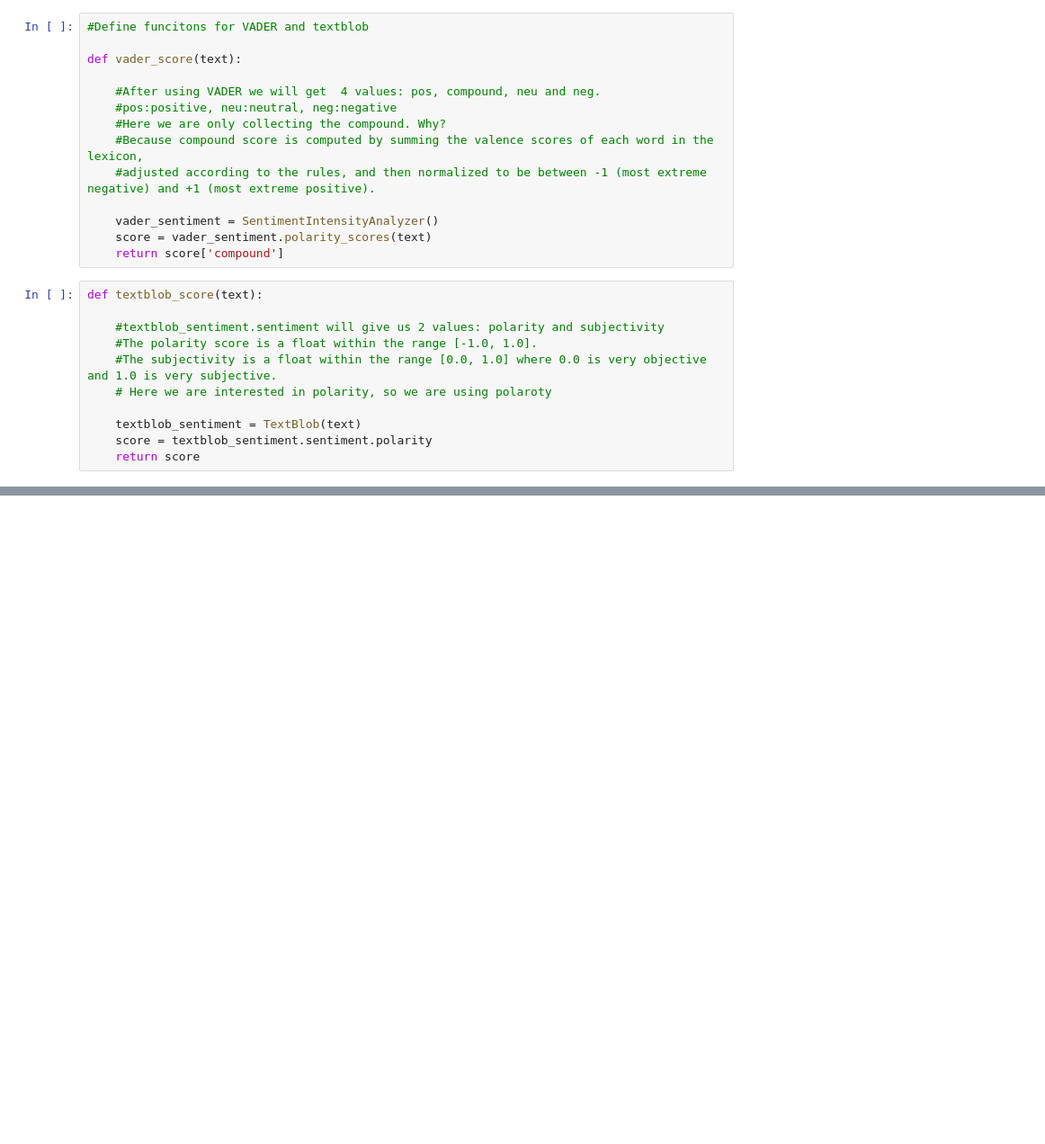
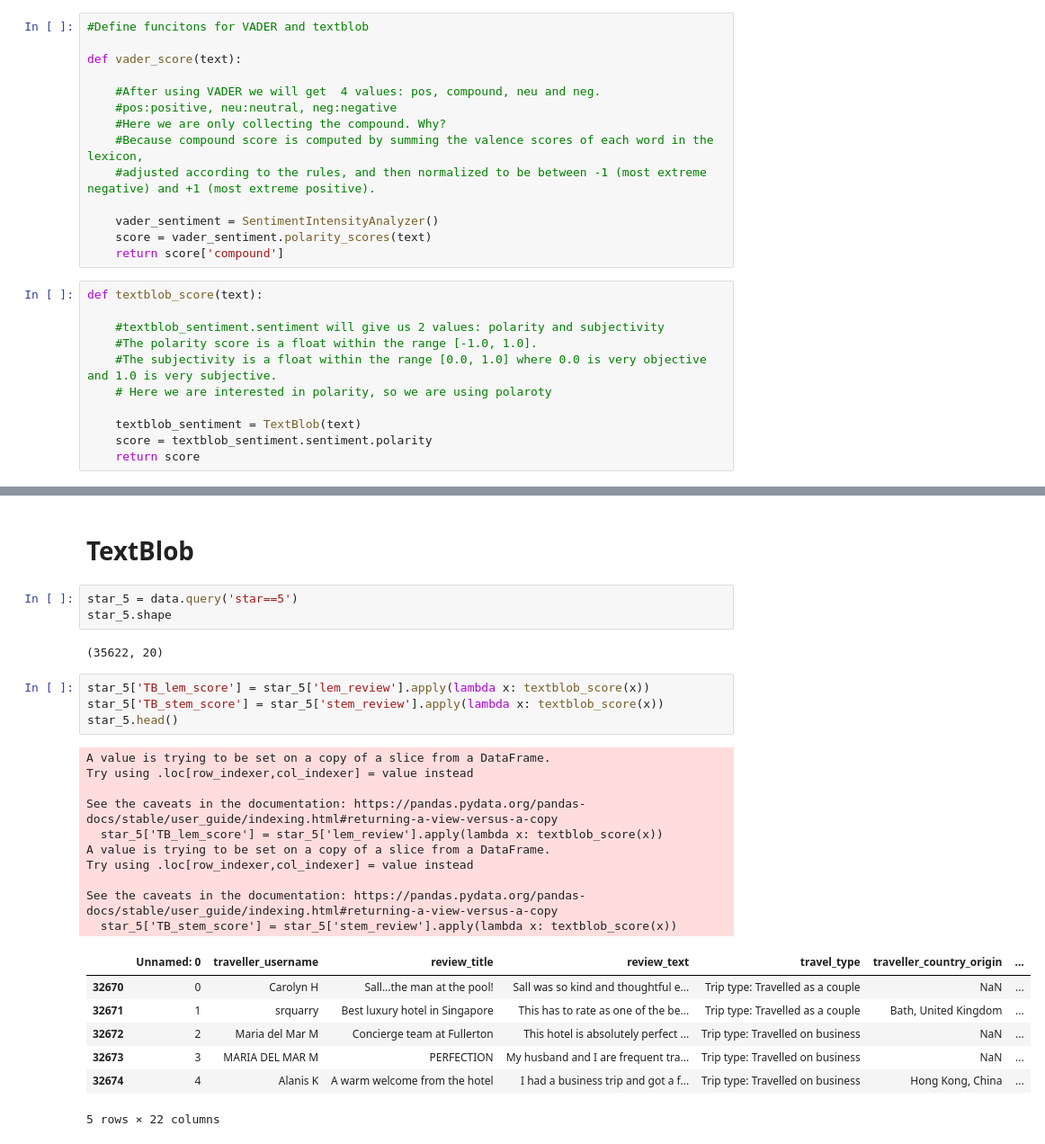
Before and after one commit to AmmarBagharib/sentiment_analysis_bt4222, a Jupyter notebook: codes/sentiment_analysis/textblob_vader.ipynb, the cells around one changed output, grey strips where cells are left out. Shown at 90% size. Saved outputs shown, nothing was run; the diff lists cells and outputs as text; blank space fills up the shorter version.

```diff
--- a/codes/sentiment_analysis/textblob_vader.ipynb
+++ b/codes/sentiment_analysis/textblob_vader.ipynb
@@ -114,0 +225,29 @@ def textblob_score(text):
+# %% [markdown]
+# TextBlob
+# %%
+star_5 = data.query('star==5')
+star_5.shape
+# %% [output]
+(35622, 20)
+# %%
+star_5['TB_lem_score'] = star_5['lem_review'].apply(lambda x: textblob_score(x))
+star_5['TB_stem_score'] = star_5['stem_review'].apply(lambda x: textblob_score(x))
+star_5.head()
+# %% [output]
+A value is trying to be set on a copy of a slice from a DataFrame.
+Try using .loc[row_indexer,col_indexer] = value instead
+
+See the caveats in the documentation: https://pandas.pydata.org/pandas-docs/stable/user_guide/indexing.html#returning-a-view-versus-a-copy
+  star_5['TB_lem_score'] = star_5['lem_review'].apply(lambda x: textblob_score(x))
+A value is trying to be set on a copy of a slice from a DataFrame.
+Try using .loc[row_indexer,col_indexer] = value instead
+
+See the caveats in the documentation: https://pandas.pydata.org/pandas-docs/stable/user_guide/indexing.html#returning-a-view-versus-a-copy
+  star_5['TB_stem_score'] = star_5['stem_review'].apply(lambda x: textblob_score(x))
+|  | Unnamed: 0 | traveller_username | review_title | review_text | travel_type | traveller_country_origin | ... |
+| 32670 | 0 | Carolyn H | Sall...the man at the pool! | Sall was so kind and thoughtful e... | Trip type: Travelled as a couple | NaN | ... |
+| 32671 | 1 | srquarry | Best luxury hotel in Singapore | This has to rate as one of the be... | Trip type: Travelled as a couple | Bath, United Kingdom | ... |
+| 32672 | 2 | Maria del Mar M | Concierge team at Fullerton | This hotel is absolutely perfect ... | Trip type: Travelled on business | NaN | ... |
+| 32673 | 3 | MARIA DEL MAR M | PERFECTION | My husband and I are frequent tra... | Trip type: Travelled on business | NaN | ... |
+| 32674 | 4 | Alanis K | A warm welcome from the hotel | I had a business trip and got a f... | Trip type: Travelled on business | Hong Kong, China | ... |
+5 rows × 22 columns
```
Also changed, not shown: parts of 7 cells of this notebook, 1 other file.
